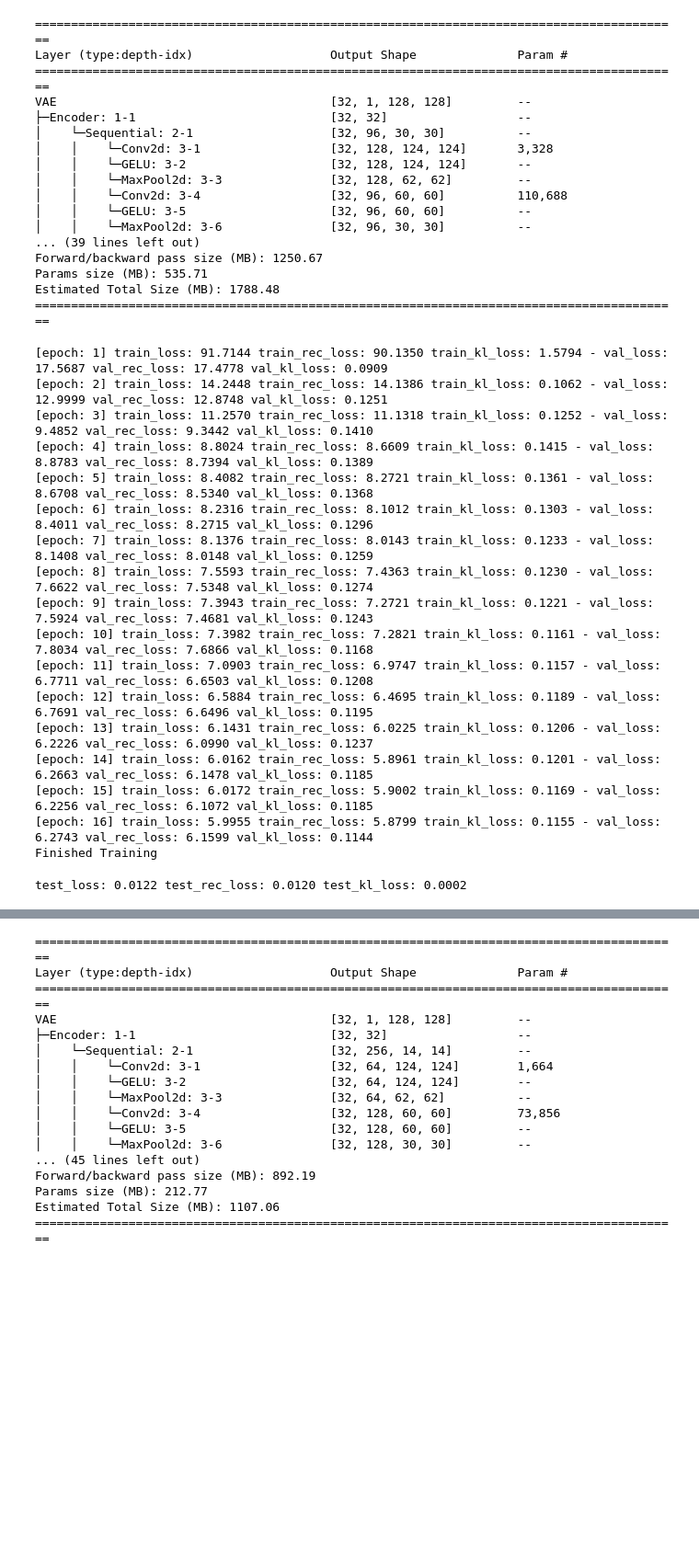
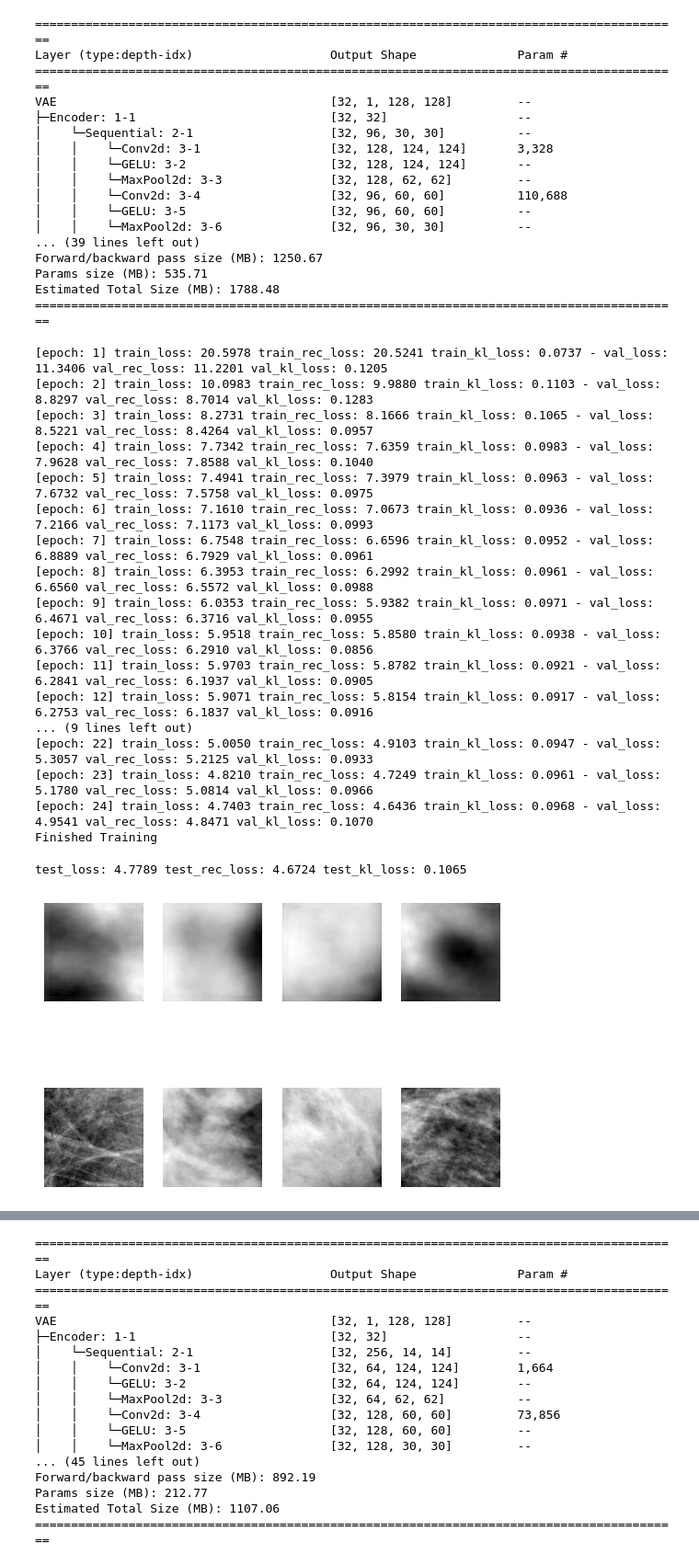
Before and after one commit to GomideLeo/latent-parser, a Jupyter notebook: notebook2.ipynb, the cells around one changed output, grey strips where cells are left out. Shown at 92% size. Drawn from its saved outputs; the diff is of its cells as text; code cells hidden in the pictures; blank space fills up the shorter version.

Commit message:
loading models

```diff
--- a/notebook2.ipynb
+++ b/notebook2.ipynb
@@ -19,3 +22,34 @@ from src.utils.transforms import MinMaxScaler
 from src.models.vae import VAE
 from src.utils.train_val_split import train_val_split
 from src.utils.training_funcs import train, validate, kl_reconstruction_loss, get_metrics_str
+# %%
+import matplotlib.pyplot as plt
+device = torch.device("cuda" if torch.cuda.is_available() else "cpu")
+
+def plot_reconstructions(model, data, n=4):
+
+    fig, axs = plt.subplots(2, n)
+    inv_normalize = transforms.Normalize((-1,), (2,))
+
+    with torch.no_grad():
+        for i, data in enumerate(data, 0):
+            inputs, labels = data[0].to(device), data[1].to(device)
+
+            outputs = model(inputs)
+
+            for ax, reconstructed, original in zip(range(n), outputs[0], inputs):
+                reconstructed = inv_normalize(reconstructed)      # unnormalize
+                original = inv_normalize(original)                # unnormalize
+                # original = original / 2 + 0.5     # unnormalize
+                # print(reconstructed[0])
+                # print(original[0])
+
+                axs[0][ax].imshow(reconstructed[0].cpu(), cmap='gray')
+                # axs[0][ax].imshow(reconstructed.cpu().permute(1,2,0))
+                axs[1][ax].imshow(original[0].cpu(), cmap='gray')
+                # axs[1][ax].imshow(original.cpu().permute(1,2,0))
+                axs[0][ax].axis('off')
+                axs[1][ax].axis('off')
+            plt.show()
+
+            break
@@ -77,30 +178,32 @@ device = torch.device('cuda' if torch.cuda.is_available() else 'cpu')
 optimizer = optim.Adam(ae_lucca.parameters())
 ae_lucca.to(device)
 
-hist = train(ae_lucca, optimizer, dataloaders['train'], dataloaders['val'], 16, kl_reconstruction_loss)
+hist = train(ae_lucca, optimizer, dataloaders['train'], dataloaders['val'], 24, kl_reconstruction_loss)
 # hist = train(ae, optimizer, dataloader, dataloader, 20)
 # %% [output]
-[epoch: 1] train_loss: 91.7144 train_rec_loss: 90.1350 train_kl_loss: 1.5794 - val_loss: 17.5687 val_rec_loss: 17.4778 val_kl_loss: 0.0909
-[epoch: 2] train_loss: 14.2448 train_rec_loss: 14.1386 train_kl_loss: 0.1062 - val_loss: 12.9999 val_rec_loss: 12.8748 val_kl_loss: 0.1251
-[epoch: 3] train_loss: 11.2570 train_rec_loss: 11.1318 train_kl_loss: 0.1252 - val_loss: 9.4852 val_rec_loss: 9.3442 val_kl_loss: 0.1410
-[epoch: 4] train_loss: 8.8024 train_rec_loss: 8.6609 train_kl_loss: 0.1415 - val_loss: 8.8783 val_rec_loss: 8.7394 val_kl_loss: 0.1389
-[epoch: 5] train_loss: 8.4082 train_rec_loss: 8.2721 train_kl_loss: 0.1361 - val_loss: 8.6708 val_rec_loss: 8.5340 val_kl_loss: 0.1368
-[epoch: 6] train_loss: 8.2316 train_rec_loss: 8.1012 train_kl_loss: 0.1303 - val_loss: 8.4011 val_rec_loss: 8.2715 val_kl_loss: 0.1296
-[epoch: 7] train_loss: 8.1376 train_rec_loss: 8.0143 train_kl_loss: 0.1233 - val_loss: 8.1408 val_rec_loss: 8.0148 val_kl_loss: 0.1259
-[epoch: 8] train_loss: 7.5593 train_rec_loss: 7.4363 train_kl_loss: 0.1230 - val_loss: 7.6622 val_rec_loss: 7.5348 val_kl_loss: 0.1274
-[epoch: 9] train_loss: 7.3943 train_rec_loss: 7.2721 train_kl_loss: 0.1221 - val_loss: 7.5924 val_rec_loss: 7.4681 val_kl_loss: 0.1243
-[epoch: 10] train_loss: 7.3982 train_rec_loss: 7.2821 train_kl_loss: 0.1161 - val_loss: 7.8034 val_rec_loss: 7.6866 val_kl_loss: 0.1168
-[epoch: 11] train_loss: 7.0903 train_rec_loss: 6.9747 train_kl_loss: 0.1157 - val_loss: 6.7711 val_rec_loss: 6.6503 val_kl_loss: 0.1208
-[epoch: 12] train_loss: 6.5884 train_rec_loss: 6.4695 train_kl_loss: 0.1189 - val_loss: 6.7691 val_rec_loss: 6.6496 val_kl_loss: 0.1195
-[epoch: 13] train_loss: 6.1431 train_rec_loss: 6.0225 train_kl_loss: 0.1206 - val_loss: 6.2226 val_rec_loss: 6.0990 val_kl_loss: 0.1237
-[epoch: 14] train_loss: 6.0162 train_rec_loss: 5.8961 train_kl_loss: 0.1201 - val_loss: 6.2663 val_rec_loss: 6.1478 val_kl_loss: 0.1185
-[epoch: 15] train_loss: 6.0172 train_rec_loss: 5.9002 train_kl_loss: 0.1169 - val_loss: 6.2256 val_rec_loss: 6.1072 val_kl_loss: 0.1185
-[epoch: 16] train_loss: 5.9955 train_rec_loss: 5.8799 train_kl_loss: 0.1155 - val_loss: 6.2743 val_rec_loss: 6.1599 val_kl_loss: 0.1144
+[epoch: 1] train_loss: 20.5978 train_rec_loss: 20.5241 train_kl_loss: 0.0737 - val_loss: 11.3406 val_rec_loss: 11.2201 val_kl_loss: 0.1205
+[epoch: 2] train_loss: 10.0983 train_rec_loss: 9.9880 train_kl_loss: 0.1103 - val_loss: 8.8297 val_rec_loss: 8.7014 val_kl_loss: 0.1283
+[epoch: 3] train_loss: 8.2731 train_rec_loss: 8.1666 train_kl_loss: 0.1065 - val_loss: 8.5221 val_rec_loss: 8.4264 val_kl_loss: 0.0957
+[epoch: 4] train_loss: 7.7342 train_rec_loss: 7.6359 train_kl_loss: 0.0983 - val_loss: 7.9628 val_rec_loss: 7.8588 val_kl_loss: 0.1040
+[epoch: 5] train_loss: 7.4941 train_rec_loss: 7.3979 train_kl_loss: 0.0963 - val_loss: 7.6732 val_rec_loss: 7.5758 val_kl_loss: 0.0975
+[epoch: 6] train_loss: 7.1610 train_rec_loss: 7.0673 train_kl_loss: 0.0936 - val_loss: 7.2166 val_rec_loss: 7.1173 val_kl_loss: 0.0993
+[epoch: 7] train_loss: 6.7548 train_rec_loss: 6.6596 train_kl_loss: 0.0952 - val_loss: 6.8889 val_rec_loss: 6.7929 val_kl_loss: 0.0961
+[epoch: 8] train_loss: 6.3953 train_rec_loss: 6.2992 train_kl_loss: 0.0961 - val_loss: 6.6560 val_rec_loss: 6.5572 val_kl_loss: 0.0988
+[epoch: 9] train_loss: 6.0353 train_rec_loss: 5.9382 train_kl_loss: 0.0971 - val_loss: 6.4671 val_rec_loss: 6.3716 val_kl_loss: 0.0955
+[epoch: 10] train_loss: 5.9518 train_rec_loss: 5.8580 train_kl_loss: 0.0938 - val_loss: 6.3766 val_rec_loss: 6.2910 val_kl_loss: 0.0856
+[epoch: 11] train_loss: 5.9703 train_rec_loss: 5.8782 train_kl_loss: 0.0921 - val_loss: 6.2841 val_rec_loss: 6.1937 val_kl_loss: 0.0905
+[epoch: 12] train_loss: 5.9071 train_rec_loss: 5.8154 train_kl_loss: 0.0917 - val_loss: 6.2753 val_rec_loss: 6.1837 val_kl_loss: 0.0916
+... (9 lines left out)
+[epoch: 22] train_loss: 5.0050 train_rec_loss: 4.9103 train_kl_loss: 0.0947 - val_loss: 5.3057 val_rec_loss: 5.2125 val_kl_loss: 0.0933
+[epoch: 23] train_loss: 4.8210 train_rec_loss: 4.7249 train_kl_loss: 0.0961 - val_loss: 5.1780 val_rec_loss: 5.0814 val_kl_loss: 0.0966
+[epoch: 24] train_loss: 4.7403 train_rec_loss: 4.6436 train_kl_loss: 0.0968 - val_loss: 4.9541 val_rec_loss: 4.8471 val_kl_loss: 0.1070
 Finished Training
 # %%
 test_metrics = validate(ae_lucca, dataloaders['test'], kl_reconstruction_loss)
-# test_metrics = {k: v/len(datasets['test']) for k, v in test_metrics.items()}
 
 print(get_metrics_str(test_metrics, 'test_'))
+
+plot_reconstructions(ae_lucca, dataloaders['test'])
 # %% [output]
-test_loss: 0.0122 test_rec_loss: 0.0120 test_kl_loss: 0.0002
+test_loss: 4.7789 test_rec_loss: 4.6724 test_kl_loss: 0.1065
+[figure, added]
```
Also changed, not shown: parts of 24 cells of this notebook, 6 other files.
